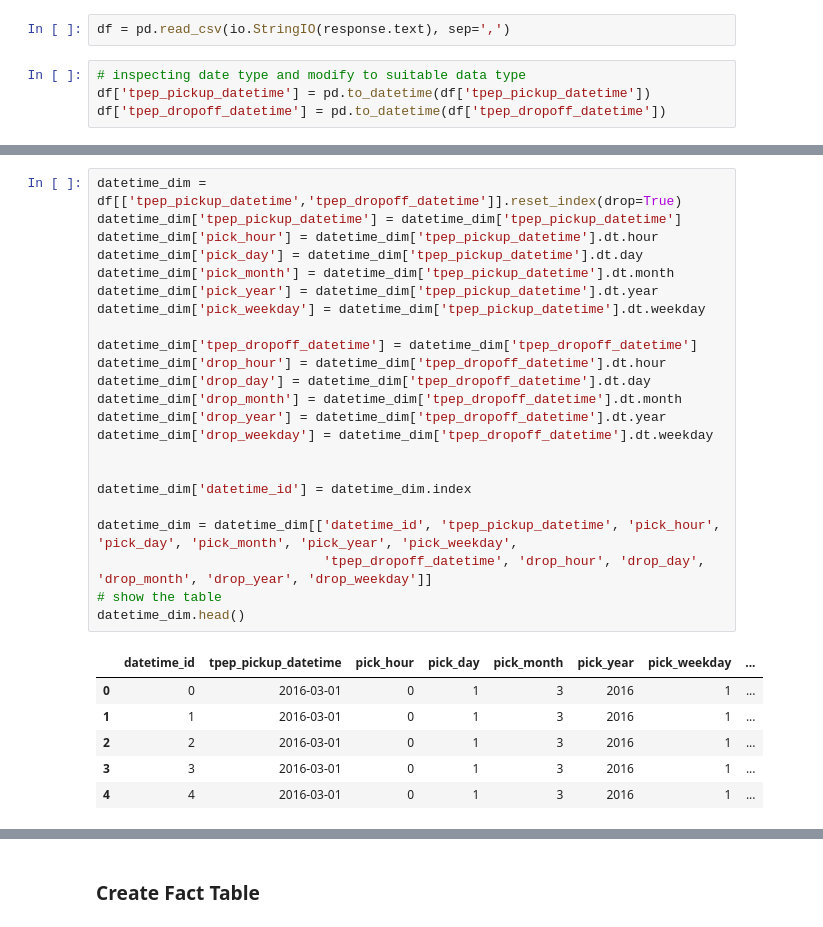
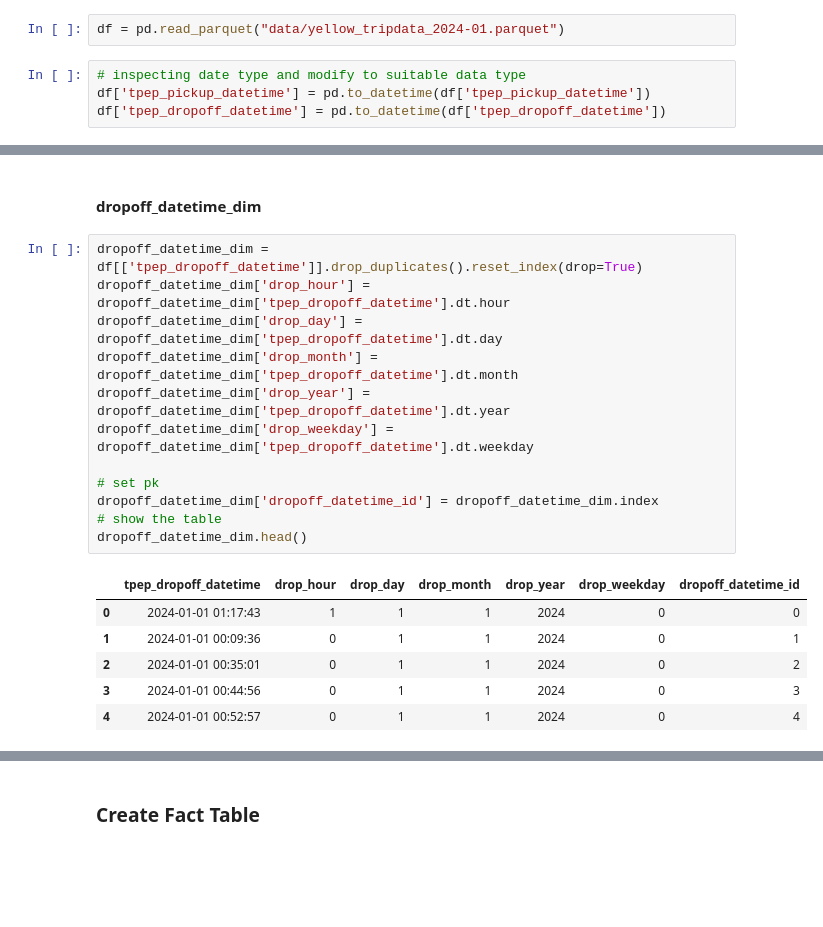
Before and after one commit to irishyl/2025-nyc-taxi, a Jupyter notebook: nyctaxi_data_pipeline.ipynb, the cells around one changed output, grey strips where cells are left out. Drawn from its saved outputs; the diff is of its cells as text; blank space fills up the shorter version.

Commit message:
update data pipeline code

```diff
--- a/nyctaxi_data_pipeline.ipynb
+++ b/nyctaxi_data_pipeline.ipynb
@@ -8,5 +14,5 @@ response = requests.get(url)
 # %%
-df = pd.read_csv(io.StringIO(response.text), sep=',')
+df = pd.read_parquet("data/yellow_tripdata_2024-01.parquet")
 # %%
 # inspecting date type and modify to suitable data type
 df['tpep_pickup_datetime'] = pd.to_datetime(df['tpep_pickup_datetime'])
@@ -28,30 +145,21 @@ df.head()
+# %% [markdown]
+#### dropoff_datetime_dim
 # %%
-datetime_dim = df[['tpep_pickup_datetime','tpep_dropoff_datetime']].reset_index(drop=True)
-datetime_dim['tpep_pickup_datetime'] = datetime_dim['tpep_pickup_datetime']
-datetime_dim['pick_hour'] = datetime_dim['tpep_pickup_datetime'].dt.hour
-datetime_dim['pick_day'] = datetime_dim['tpep_pickup_datetime'].dt.day
-datetime_dim['pick_month'] = datetime_dim['tpep_pickup_datetime'].dt.month
-datetime_dim['pick_year'] = datetime_dim['tpep_pickup_datetime'].dt.year
-datetime_dim['pick_weekday'] = datetime_dim['tpep_pickup_datetime'].dt.weekday
+dropoff_datetime_dim = df[['tpep_dropoff_datetime']].drop_duplicates().reset_index(drop=True)
+dropoff_datetime_dim['drop_hour'] = dropoff_datetime_dim['tpep_dropoff_datetime'].dt.hour
+dropoff_datetime_dim['drop_day'] = dropoff_datetime_dim['tpep_dropoff_datetime'].dt.day
+dropoff_datetime_dim['drop_month'] = dropoff_datetime_dim['tpep_dropoff_datetime'].dt.month
+dropoff_datetime_dim['drop_year'] = dropoff_datetime_dim['tpep_dropoff_datetime'].dt.year
+dropoff_datetime_dim['drop_weekday'] = dropoff_datetime_dim['tpep_dropoff_datetime'].dt.weekday
 
-datetime_dim['tpep_dropoff_datetime'] = datetime_dim['tpep_dropoff_datetime']
-datetime_dim['drop_hour'] = datetime_dim['tpep_dropoff_datetime'].dt.hour
-datetime_dim['drop_day'] = datetime_dim['tpep_dropoff_datetime'].dt.day
-datetime_dim['drop_month'] = datetime_dim['tpep_dropoff_datetime'].dt.month
-datetime_dim['drop_year'] = datetime_dim['tpep_dropoff_datetime'].dt.year
-datetime_dim['drop_weekday'] = datetime_dim['tpep_dropoff_datetime'].dt.weekday
-
-
-datetime_dim['datetime_id'] = datetime_dim.index
-
-datetime_dim = datetime_dim[['datetime_id', 'tpep_pickup_datetime', 'pick_hour', 'pick_day', 'pick_month', 'pick_year', 'pick_weekday',
-                             'tpep_dropoff_datetime', 'drop_hour', 'drop_day', 'drop_month', 'drop_year', 'drop_weekday']]
+# set pk
+dropoff_datetime_dim['dropoff_datetime_id'] = dropoff_datetime_dim.index
 # show the table
-datetime_dim.head()
+dropoff_datetime_dim.head()
 # %% [output]
-|  | datetime_id | tpep_pickup_datetime | pick_hour | pick_day | pick_month | pick_year | pick_weekday | ... |
-| 0 | 0 | 2016-03-01 | 0 | 1 | 3 | 2016 | 1 | ... |
-| 1 | 1 | 2016-03-01 | 0 | 1 | 3 | 2016 | 1 | ... |
-| 2 | 2 | 2016-03-01 | 0 | 1 | 3 | 2016 | 1 | ... |
-| 3 | 3 | 2016-03-01 | 0 | 1 | 3 | 2016 | 1 | ... |
-| 4 | 4 | 2016-03-01 | 0 | 1 | 3 | 2016 | 1 | ... |
+|  | tpep_dropoff_datetime | drop_hour | drop_day | drop_month | drop_year | drop_weekday | dropoff_datetime_id |
+| 0 | 2024-01-01 01:17:43 | 1 | 1 | 1 | 2024 | 0 | 0 |
+| 1 | 2024-01-01 00:09:36 | 0 | 1 | 1 | 2024 | 0 | 1 |
+| 2 | 2024-01-01 00:35:01 | 0 | 1 | 1 | 2024 | 0 | 2 |
+| 3 | 2024-01-01 00:44:56 | 0 | 1 | 1 | 2024 | 0 | 3 |
+| 4 | 2024-01-01 00:52:57 | 0 | 1 | 1 | 2024 | 0 | 4 |
```
Also changed, not shown: parts of 29 cells of this notebook.
